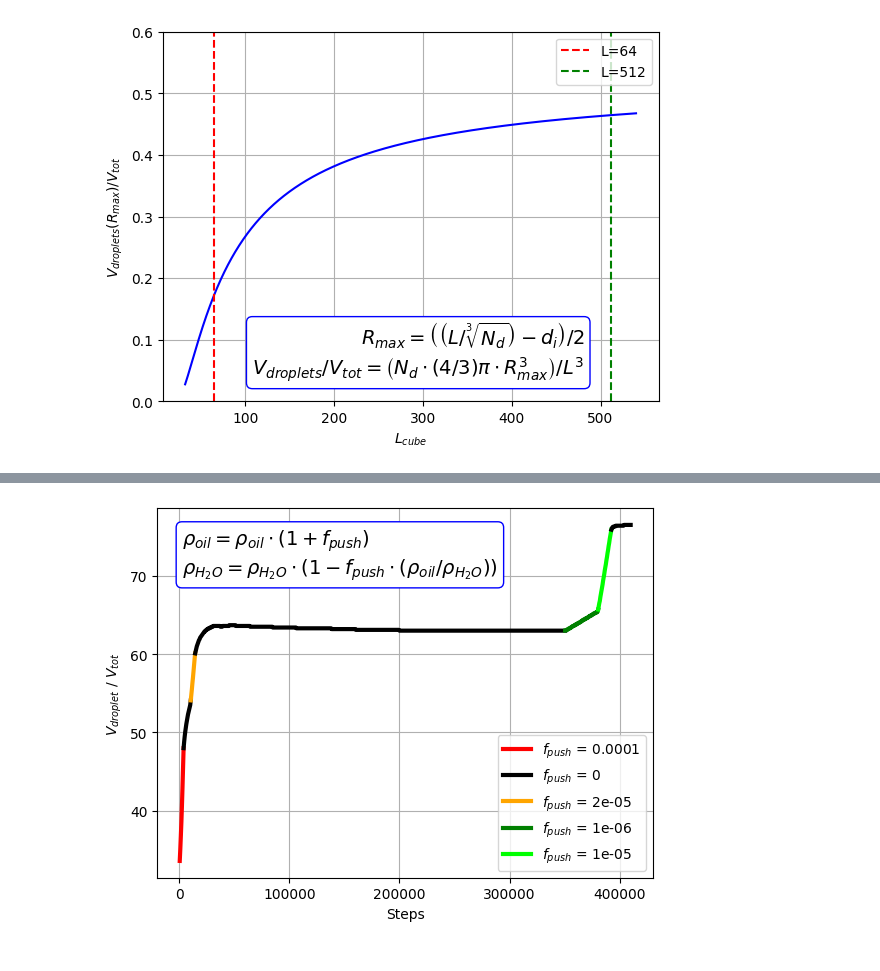
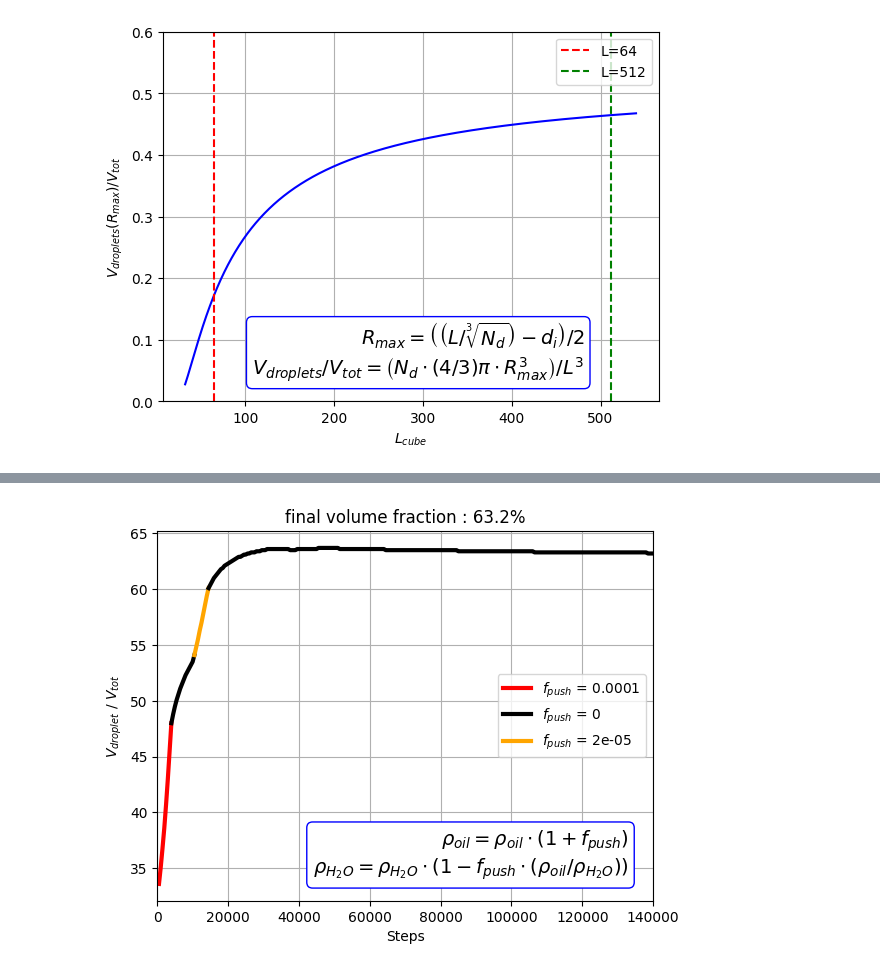
Before and after one commit to mattiamencagli/my-python-plots, a Jupyter notebook: mayo_tests.ipynb, the cells around one changed output, grey strips where cells are left out. Drawn from its saved outputs; the diff is of its cells as text; code cells hidden in the pictures.

```diff
--- a/mayo_tests.ipynb
+++ b/mayo_tests.ipynb
@@ -98,24 +98,27 @@ def read_nonunif_col(f):
             matrix_data.append(data)
     max_length = max(len(row) for row in matrix_data)
     matrix_data_padded = np.array([row + [0] * (max_length - len(row)) for row in matrix_data])
+    matrix_data_padded = ((4.0/(3.0*np.pi))*matrix_data_padded)**(1.0/3.0)# from volume to radius
     return np.array(first_two_columns).T, matrix_data_padded, np.array(second_two_columns).T
 def binning(d, info, b):
     max_drop_idx = np.argmax(info[1,:])
     max_d = max(d[max_drop_idx,:])+1; #max_d = ;
     min_d = min(d[max_drop_idx,:])-1; #min_d = 1e5;
     bins = np.logspace(np.log10(min_d), np.log10(max_d), num=b)
-    all_count = []; all_bin_edges = []
+    #bins = np.linspace(min_d, max_d, num=b)
+    all_count = []; all_bin_edges = []; all_bin_centers = []
     size = len(d[:,0])
     for i in range(size):
         count, bin_edges = np.histogram(d[i,:], bins=bins)
         all_count.append(count); all_bin_edges.append(bin_edges)
-    return np.array(all_count), np.array(all_bin_edges)
-name = "droplets_volume_clean.dat"
+        all_bin_centers.append(np.array([(all_bin_edges[i][j]+all_bin_edges[i][j+1])*0.5 for j in range(b-1)]))
+    return np.array(all_count), np.array(all_bin_edges), np.array(all_bin_centers)
+name = "droplets_volume_rho1.dat"
 step_e_num, d_vol, avg_e_tot_vol = read_nonunif_col(direc+name)
-name = "droplets_surface_clean.dat"
+name = "droplets_surface_rho1.dat"
 step_e_num, d_sur, avg_e_tot_vol = read_nonunif_col(direc+name)
 B = 30
-count_vol, bin_edges_vol = binning(d_vol, step_e_num, B)
-count_sur, bin_edges_sur = binning(d_sur, step_e_num, B)
+count_vol, bin_edges_vol, bin_centers_vol = binning(d_vol, step_e_num, B)
+count_sur, bin_edges_sur, bin_centers_sur = binning(d_sur, step_e_num, B)
 # %% [output]
 header = ['Step' 'N_Drop' 'Vd/Vt' 'Push']
@@ -129,4 +132,10 @@ pushing factor = [[1.00e-04 0.00e+00 8.00e+00]
 # %%
+LIM = number_out * dt
+LIM = 140000
+
+SAVE = 1
+save_dir = '/home/matti/Pictures/images/'
+
 #evolution of volume fraction
 def pp(f, p, col, L=True):
     idx_s = int(p[1])
@@ -135,56 +144,64 @@ def pp(f, p, col, L=True):
     else: lab = ""
     _ = plt.plot(f[idx_s:idx_e,0], f[idx_s:idx_e,2], color=col, linewidth=3, label=lab)
 f1 = plt.figure(1)
-pp(A, ps[0,:], "red")
-pp(A, ps[1,:], "black")
-pp(A, ps[2,:], "orange")
-pp(A, ps[3,:], "black", False)
-pp(A, ps[4,:], "green")
-pp(A, ps[5,:], "lime")
-pp(A, ps[6,:], "black", False)
+idx=0
+pp(A, ps[idx,:], "red"); idx+=1
+pp(A, ps[idx,:], "black"); idx+=1
+pp(A, ps[idx,:], "orange"); idx+=1
+pp(A, ps[idx,:], "black", False); idx+=1
+# pp(A, ps[idx,:], "green"); idx+=1
+# pp(A, ps[idx,:], "lime"); idx+=1
+# pp(A, ps[idx,:], "black", False); idx+=1
 _ = plt.rc('axes', axisbelow=True)
-_ = plt.legend()
 _ = plt.grid()
 _ = plt.xlabel("Steps")
 _ = plt.ylabel("$V_{droplet}$ / $V_{tot}$")
-#_ = plt.xlim(0,30000)
+_ = plt.title(r"final volume fraction : %1.1f%%"%(A[int(LIM/dt),2]))
+_ = plt.xlim(0,LIM)
 equation = r"$\rho_{oil} = \rho_{oil}\cdot(1+f_{push})$" + "\n" + r"$\rho_{H_2O} = \rho_{H_2O}\cdot(1-f_{push}\cdot(\rho_{oil}/\rho_{H_2O}))$"
 box = dict(facecolor='white', edgecolor='blue', boxstyle='round,pad=0.3')
-_ = plt.text(0.05, 0.80, equation, verticalalignment='bottom', horizontalalignment='left', transform=plt.gca().transAxes, fontsize=14, color='black', bbox=box)
-#_ = plt.text(0.95, 0.05, equation, verticalalignment='bottom', horizontalalignment='right', transform=plt.gca().transAxes, fontsize=14, color='black', bbox=box)
+#_ = plt.text(0.05, 0.80, equation, verticalalignment='bottom', horizontalalignment='left', transform=plt.gca().transAxes, fontsize=14, color='black', bbox=box)
+_ = plt.text(0.95, 0.05, equation, verticalalignment='bottom', horizontalalignment='right', transform=plt.gca().transAxes, fontsize=14, color='black', bbox=box)
+_ = plt.legend()
+if SAVE:
+    _ = plt.savefig(save_dir+"v_frac.png", bbox_inches='tight', dpi=300, format='png')
 
 
 #evolution of total number of droplets
 def ppN(f, start, stop, name, col):
-    mask = ( (f[:,0]<=stop) & (f[:,0]>start) )
+    mask = ( (f[:,0]<=stop) & (f[:,0]>=start) )
     _ = plt.plot(f[mask,0], f[mask,1], color=col, linewidth=3, label=name)
 def plot_lin_fit(f, start, stop, name, col):
-    mask = ( (f[:,0]<=stop) & (f[:,0]>start) )
+    mask = ( (f[:,0]<=stop) & (f[:,0]>=start) )
     m, q = np.polyfit(f[mask,0],f[mask,1],1)
     lab = " (m=%1.6f)"%(m); labtot = " (m=%1.6f, q=%1.1f)"%(m,q)
     _ = plt.plot(f[mask,0], m*f[mask,0]+q+50, color=col, linewidth=2, linestyle="--", label=name+lab)
     return m
 f2 = plt.figure(2)
-end = A[-1,0]
+end = A[int(LIM/dt),0]
 ppN(A, 0, start_move, "Static walls", "green")
 ppN(A, start_move, end, "Shear walls", "blue")
-m = np.zeros((4))
-m[0] = plot_lin_fit(A,61000,95000,"fit$_1$","red")
-m[1] = plot_lin_fit(A,95000,140000,"fit$_2$","orange")
-m[2] = plot_lin_fit(A,140000,210000,"fit$_3$","magenta")
-m[3] = plot_lin_fit(A,211000,350000,"fit$_4$","lime")
-print(f"m scale : {m/m[0]}")
+FITS=1
+if FITS:
+    m = np.zeros((4))
+    m[0] = plot_lin_fit(A,61000,95000,"fit$_1$","red")
+    m[1] = plot_lin_fit(A,95000,140000,"fit$_2$","orange")
+    # m[2] = plot_lin_fit(A,140000,210000,"fit$_3$","magenta")
+    # m[3] = plot_lin_fit(A,211000,350000,"fit$_4$","lime")
+    print(f"m scale : {m/m[0]}")
 _ = plt.plot()
 _ = plt.rc('axes', axisbelow=True)
 _ = plt.legend()#loc='upper left', bbox_to_anchor=(1, 1))
 _ = plt.grid()
 _ = plt.xlabel("Steps")
 _ = plt.ylabel("$N_{droplet}$")
+if SAVE:
+    _ = plt.savefig(save_dir+"N_drop.png", bbox_inches='tight', dpi=300, format='png')
 
 
 # velocity_x profile along Z
-number_lines = 7;
-RR = np.linspace(first_out_shear,number_out-1,number_lines).astype(int); print(f"RR = {RR*dt}")
+number_lines = 6;
+RR = np.linspace(first_out_shear-1,(LIM/dt)-1,number_lines).astype(int); print(f"RR = {RR*dt}")
 f3 = plt.figure(3,  figsize=[13,6])
 gs3 = f3.add_gridspec(1,2)
 axs3 = gs3.subplots()
@@ -206,39 +223,48 @@ _ = axs3[1].legend()
 _ = axs3[1].grid()
 _ = axs3[1].set_title("velocity profile")
 _ = axs3[1].set_xlabel("Z axis")
+if SAVE:
+    _ = plt.savefig(save_dir+"v_prof.png", bbox_inches='tight', dpi=300, format='png')
 
 
 
 # distribution of droplets volume at each steps
-number_lines = 7;
-RR = np.linspace(first_out_shear,number_out-1,number_lines).astype(int); print(f"RR = {RR*dt}")
-max_pick = np.max(count_vol)
+number_lines = 6;
+RR = np.linspace(first_out_shear-1,(LIM/dt)-1,number_lines).astype(int); print(f"RR = {RR*dt}")
+#max_pick = np.max(count_vol)
+max_pick = 1
 f4 = plt.figure(4)
 for i in RR:
     _ = plt.stairs(count_vol[i,:]/max_pick, bin_edges_vol[i,:], linewidth=3, label="$t=%d$ $(N_{d}=%d)$"%(step_e_num[0,i],step_e_num[1,i]))
+    #_ = plt.plot(bin_centers_vol[i,:], count_vol[i,:]/max_pick, linewidth=2, label="$t=%d$ $(N_{d}=%d)$"%(step_e_num[0,i],step_e_num[1,i]))
 _ = plt.xscale('log')
-_ = plt.xlabel('$V_{droplets}$')
-_ = plt.ylabel('# droplets (normalized to max)')
+_ = plt.xlabel('$R_{droplets}$')
+_ = plt.ylabel('# droplets');# (normalized to max)')
 _ = plt.rc('axes', axisbelow=True)
 _ = plt.legend(loc='upper left', bbox_to_anchor=(1, 1))
 _ = plt.grid(True)
+if SAVE:
+    _ = plt.savefig(save_dir+"R_distr.png", bbox_inches='tight', dpi=300, format='png')
 
 
 # distribution of droplets volume cumulative on multiple steps
 number_lines = 8;
-RR = np.linspace(0,number_out-1,number_lines).astype(int); print(f"RR = {RR*dt}")
+RR = np.linspace(0,(LIM/dt)-1,number_lines).astype(int); print(f"RR = {RR*dt}")
 f5 = plt.figure(5)
 for i in range(len(RR)-1):
     i_s = RR[i]
     i_e = RR[i+1]
     norm=1/((i_e-i_s)*max_pick)
     _ = plt.stairs(np.sum(count_vol[i_s:i_e,:], axis=0)*norm, bin_edges_vol[i_e,:], linewidth=3, label="$t=%d-%d$"%(step_e_num[0,i_s],step_e_num[0,i_e]))
-i_s = int(225000/dt); i_e = int(349500/dt); norm=1/((i_e-i_s)*max_pick)
+    #_ = plt.plot(bin_centers_vol[i_e,:], np.sum(count_vol[i_s:i_e,:], axis=0)*norm, linewidth=2, label="$t=%d-%d$"%(step_e_num[0,i_s],step_e_num[0,i_e]))
+i_s = int(500000/dt); i_e = int(599500/dt); norm=1/((i_e-i_s)*max_pick)
 _ = plt.stairs(np.sum(count_vol[i_s:i_e,:], axis=0)*norm, bin_edges_vol[i_e,:], color='black', linestyle='--', linewidth=3, label="$t=%d-%d$"%(step_e_num[0,i_s],step_e_num[0,i_e]))
 _ = plt.xscale('log')
-_ = plt.xlabel('$V_{droplets}$')
+_ = plt.xlabel('$R_{droplets}$')
 _ = plt.ylabel('# droplets cumulative (normalized to max)')
 _ = plt.rc('axes', axisbelow=True)
 _ = plt.legend(loc='upper left', bbox_to_anchor=(1, 1))
 _ = plt.grid(True)
+if SAVE:
+    _ = plt.savefig(save_dir+"R_distr_cumulative.png", bbox_inches='tight', dpi=300, format='png')
 # %% [output]
@@ -249 +275 @@ RR = [     0  58500 117000 175500 234000 292500 351000 409500]
-[figure, old version]
+[figure, new version]
```
Also changed, not shown: parts of 2 cells of this notebook, 3 other files.
